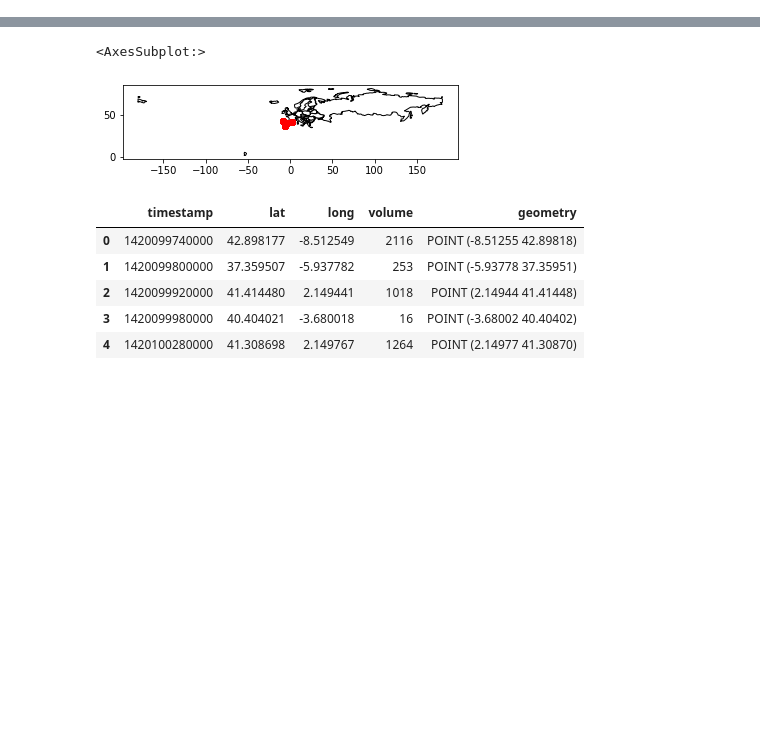
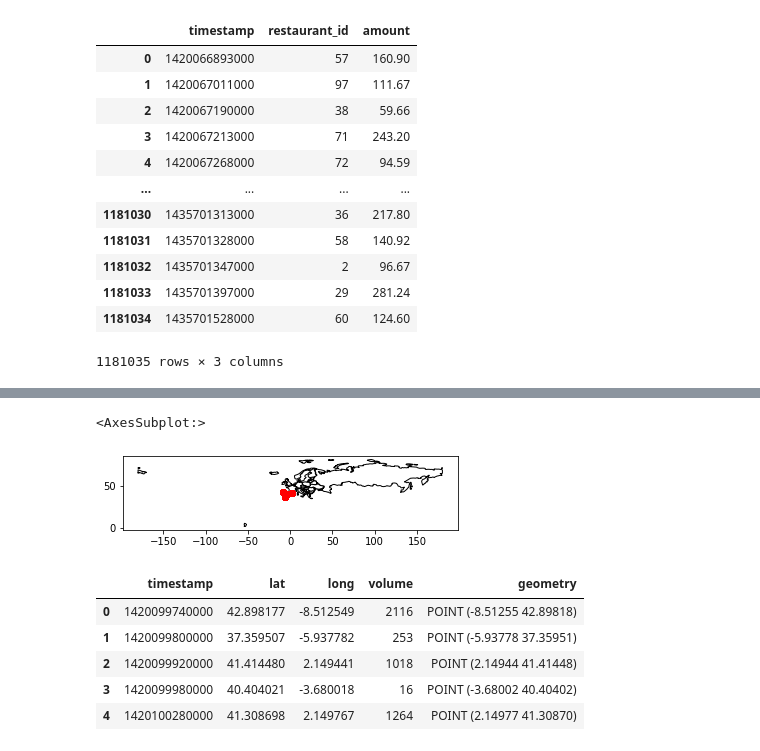
Before and after one commit to castares/effectiveness_by_campaign, a Jupyter notebook: data_exploration.ipynb, the cells around one changed output, grey strips where cells are left out. Drawn from its saved outputs; the diff is of its cells as text; code cells hidden in the pictures; blank space fills up the shorter version.

```diff
--- a/data_exploration.ipynb
+++ b/data_exploration.ipynb
@@ -6,5 +6,20 @@ from shapely.geometry import Point
 # %%
 world = gpd.read_file(gpd.datasets.get_path('naturalearth_lowres'))
 # %%
-sales = pd.read_csv("./data/ventas.csv", names=["timestamp", "restaurant_id", "amount" ])
+sales = pd.read_csv("./data/ventas.csv", names=["timestamp", "restaurant_id", "amount"])
+sales
+# %% [output]
+|  | timestamp | restaurant_id | amount |
+| 0 | 1420066893000 | 57 | 160.90 |
+| 1 | 1420067011000 | 97 | 111.67 |
+| 2 | 1420067190000 | 38 | 59.66 |
+| 3 | 1420067213000 | 71 | 243.20 |
+| 4 | 1420067268000 | 72 | 94.59 |
+| ... | ... | ... | ... |
+| 1181030 | 1435701313000 | 36 | 217.80 |
+| 1181031 | 1435701328000 | 58 | 140.92 |
+| 1181032 | 1435701347000 | 2 | 96.67 |
+| 1181033 | 1435701397000 | 29 | 281.24 |
+| 1181034 | 1435701528000 | 60 | 124.60 |
+1181035 rows × 3 columns
 # %%
```
Also changed, not shown: parts of 11 cells of this notebook.
